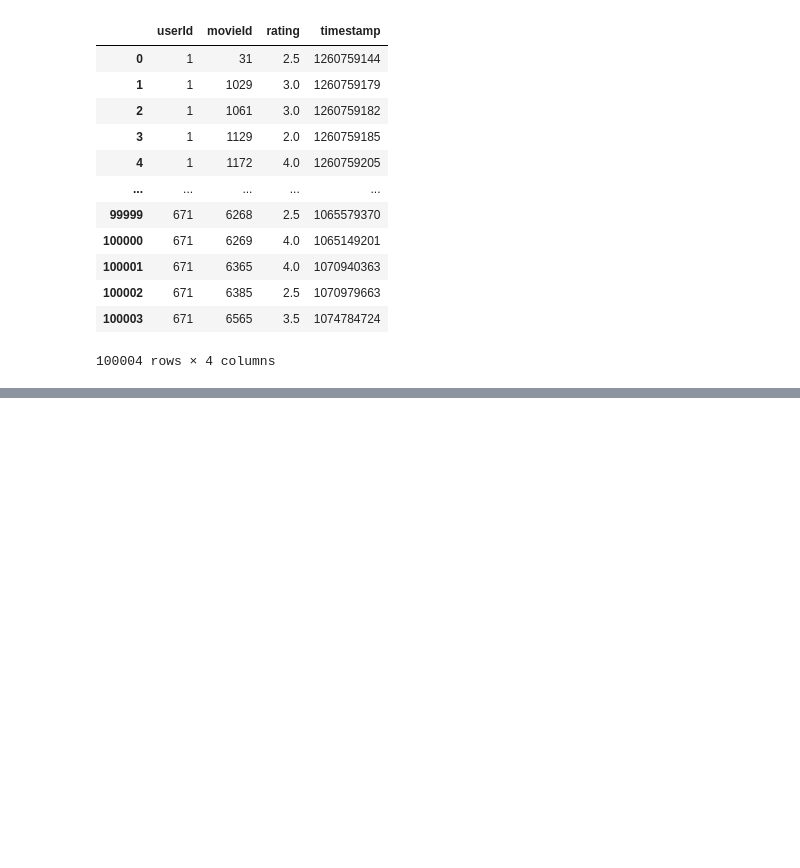
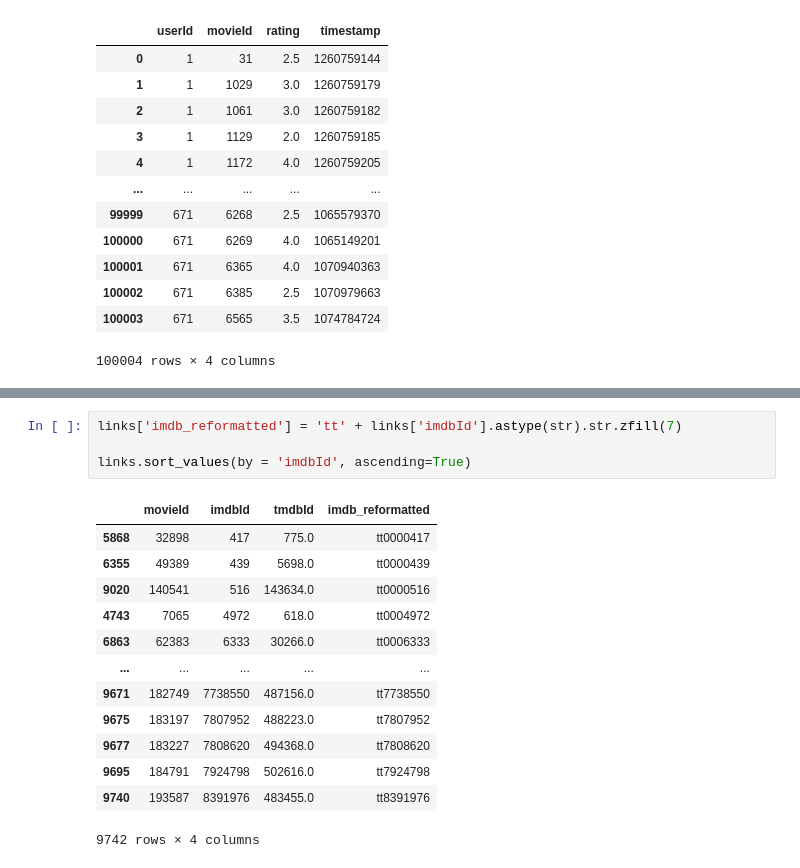
Before and after one commit to jackfrantz/Movie-Recommender-System, a Jupyter notebook: MovieLens_Data.ipynb, the cells around one changed output, grey strips where cells are left out. Drawn from its saved outputs; the diff is of its cells as text; blank space fills up the shorter version.

Commit message:
added column with reformatted imdb id to the links dataframe to merge data on

```diff
--- a/MovieLens_Data.ipynb
+++ b/MovieLens_Data.ipynb
@@ -239,0 +293,18 @@ credits
+# %%
+links['imdb_reformatted'] = 'tt' + links['imdbId'].astype(str).str.zfill(7)
+
+links.sort_values(by = 'imdbId', ascending=True)
+# %% [output]
+|  | movieId | imdbId | tmdbId | imdb_reformatted |
+| 5868 | 32898 | 417 | 775.0 | tt0000417 |
+| 6355 | 49389 | 439 | 5698.0 | tt0000439 |
+| 9020 | 140541 | 516 | 143634.0 | tt0000516 |
+| 4743 | 7065 | 4972 | 618.0 | tt0004972 |
+| 6863 | 62383 | 6333 | 30266.0 | tt0006333 |
+| ... | ... | ... | ... | ... |
+| 9671 | 182749 | 7738550 | 487156.0 | tt7738550 |
+| 9675 | 183197 | 7807952 | 488223.0 | tt7807952 |
+| 9677 | 183227 | 7808620 | 494368.0 | tt7808620 |
+| 9695 | 184791 | 7924798 | 502616.0 | tt7924798 |
+| 9740 | 193587 | 8391976 | 483455.0 | tt8391976 |
+9742 rows × 4 columns
```
Also changed, not shown: parts of 7 cells of this notebook.
